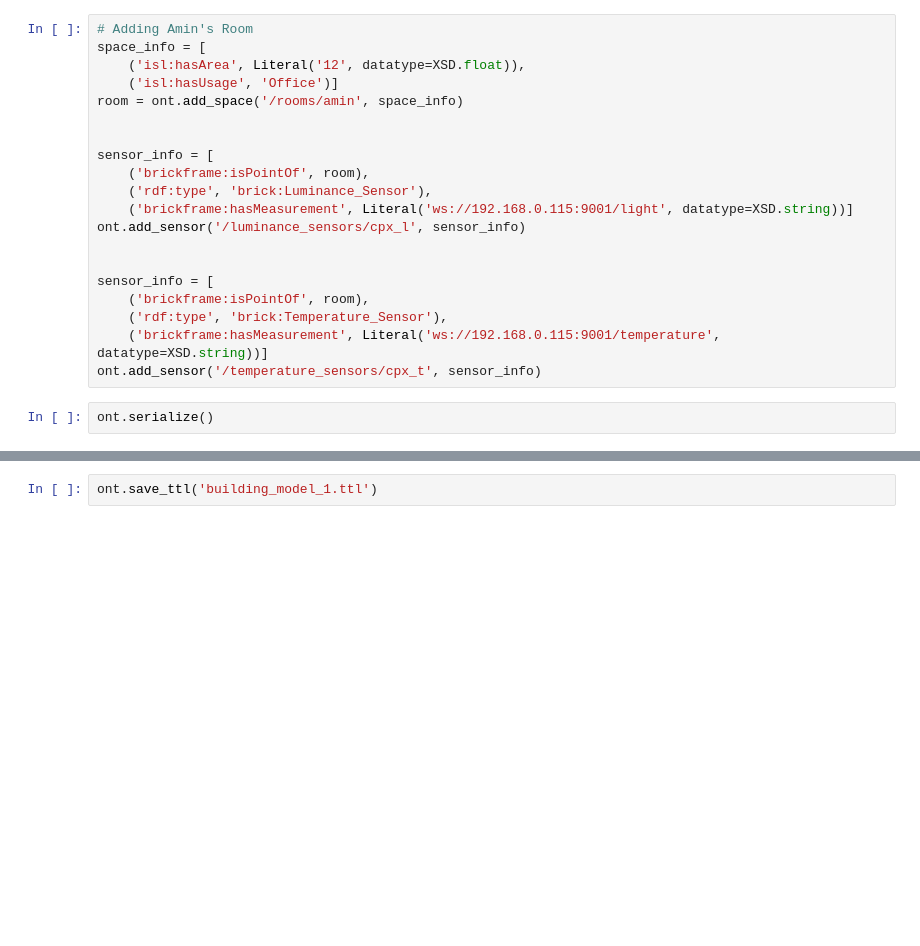
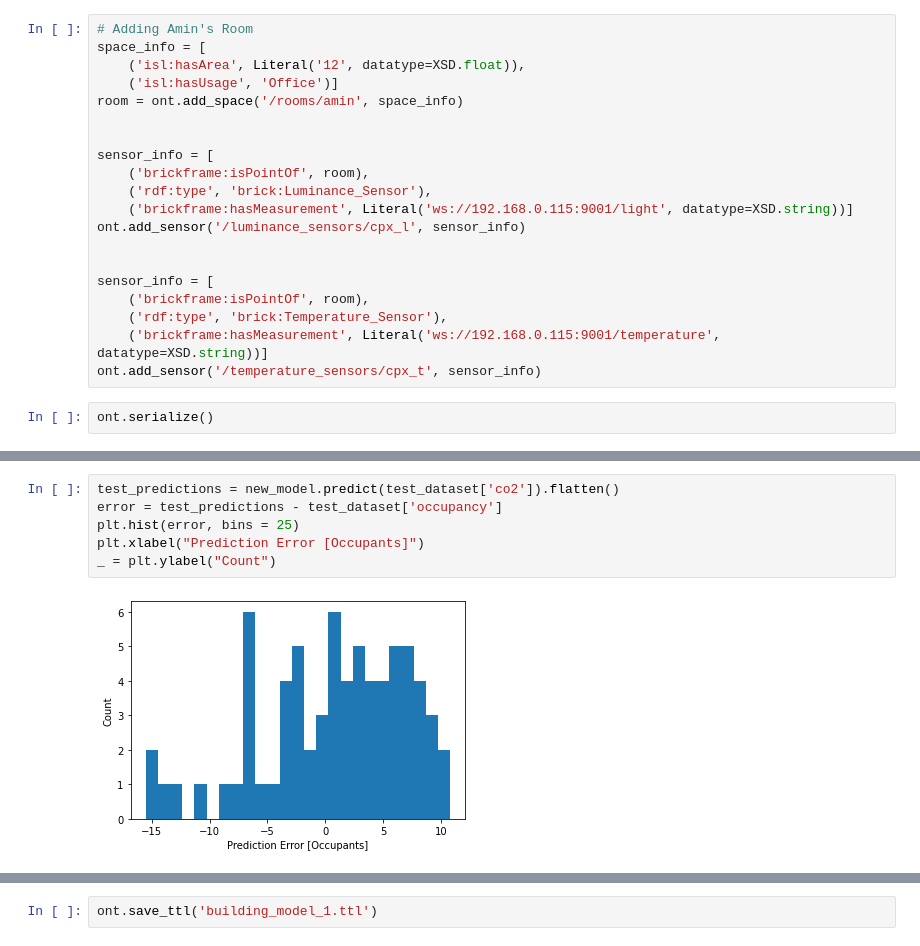
Before and after one commit to anjomshoaa/isl_occupancy, a Jupyter notebook: occupancy_learning.ipynb, the cells around one changed output, grey strips where cells are left out. Drawn from its saved outputs; the diff is of its cells as text; blank space fills up the shorter version.

```diff
--- a/occupancy_learning.ipynb
+++ b/occupancy_learning.ipynb
@@ -832,0 +944,8 @@ ont.serialize()
+# %%
+test_predictions = new_model.predict(test_dataset['co2']).flatten()
+error = test_predictions - test_dataset['occupancy']
+plt.hist(error, bins = 25)
+plt.xlabel("Prediction Error [Occupants]")
+_ = plt.ylabel("Count")
+# %% [output]
+[figure, added]
```
Also changed, not shown: parts of 40 cells of this notebook, 16 other files.
